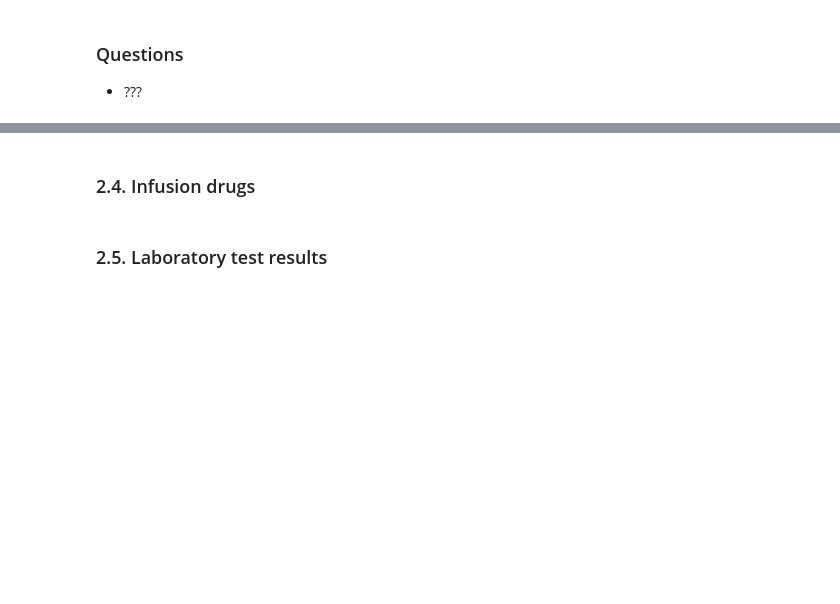
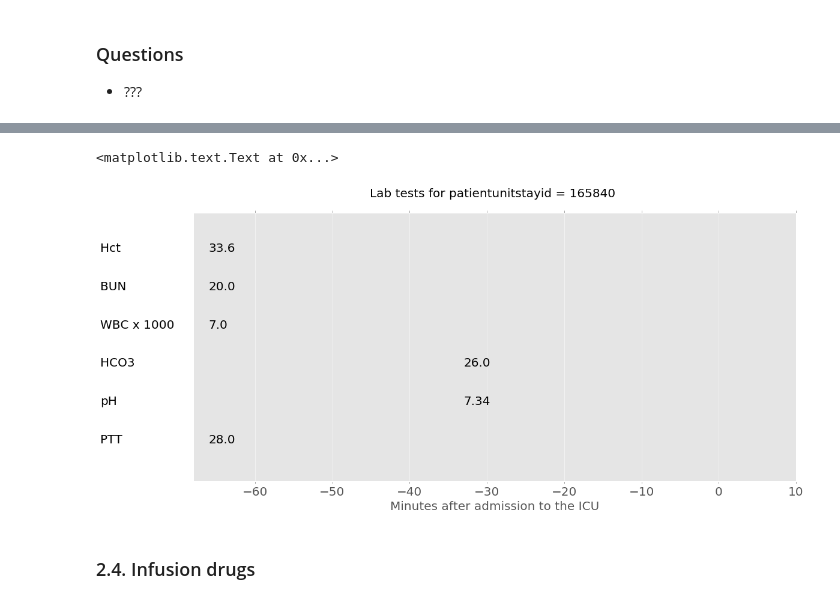
Before and after one commit to MIT-LCP/ACM-BCB-2017, a Jupyter notebook: 02-explore-single-stay.ipynb, the cells around one changed output, grey strips where cells are left out. Saved outputs shown, nothing was run; the diff lists cells and outputs as text; code cells hidden in the pictures; blank space fills up the shorter version.

```diff
--- a/02-explore-single-stay.ipynb
+++ b/02-explore-single-stay.ipynb
@@ -174,0 +343,4 @@ ax.set_ylabel("Absolute value")
+# %%
+# sort the values by the offset time (time in minutes from ICU admission)
+lab = lab.sort_values(by='labresultoffset')
+lab.head()
@@ -174,0 +354,6 @@ ax.set_ylabel("Absolute value")
+# %%
+# subselect the variable columns
+columns = ['labresultoffset','labname','labresult','labmeasurenamesystem']
+
+lab = lab[columns].set_index('labresultoffset')
+lab.head()
@@ -175,3 +380,32 @@ ax.set_ylabel("Absolute value")
+# %%
+# plot selected labs
+labs_to_plot = ['PTT','pH','HCO3','WBC x 1000', 'BUN', 'Hct']
+
+# set the range of the axes
+xmin = lab.index.min()-2
+xmax = max(lab.index.max(),10)
+ymin = 0
+ymax = len(labs_to_plot) + 1
+yaxis_loc = xmin-max(len(s) for s in labs_to_plot)-2
+
+# set the figure size
+figsize = (18,8)
+plt.figure(figsize=figsize)
+plt.axis([xmin, xmax, ymin, ymax])
+
+# plot the values
+for n_height,la in enumerate(labs_to_plot):
+    ax = plt.text(yaxis_loc,n_height+1,la,fontsize=fontsize)
+    for i, txt in enumerate(lab.labresult[lab.labname==la].values):
+            plt.annotate(txt, (lab.index[lab.labname==la].values[i],n_height+1), fontsize=fontsize)
+
+ax.axes.get_yaxis().set_visible(False)
+plt.xlabel("Minutes after admission to the ICU", fontsize=fontsize)
+plt.title('Lab tests for patientunitstayid = {} \n'.format(patientunitstayid),
+          fontsize=fontsize)
+# %% [output]
+<matplotlib.text.Text at 0x...>
+[figure, added]
 # %% [markdown]
 ### 2.4. Infusion drugs
 # %%
@@ -190,5 +424,3 @@ infusiondrug = pd.read_sql_query(query,con)
 # %%
 # display the first few rows of the dataframe
 infusiondrug.head()
-# %% [markdown]
-### 2.5. Laboratory test results
```
Also changed, not shown: parts of 43 cells of this notebook, 1 other file.
